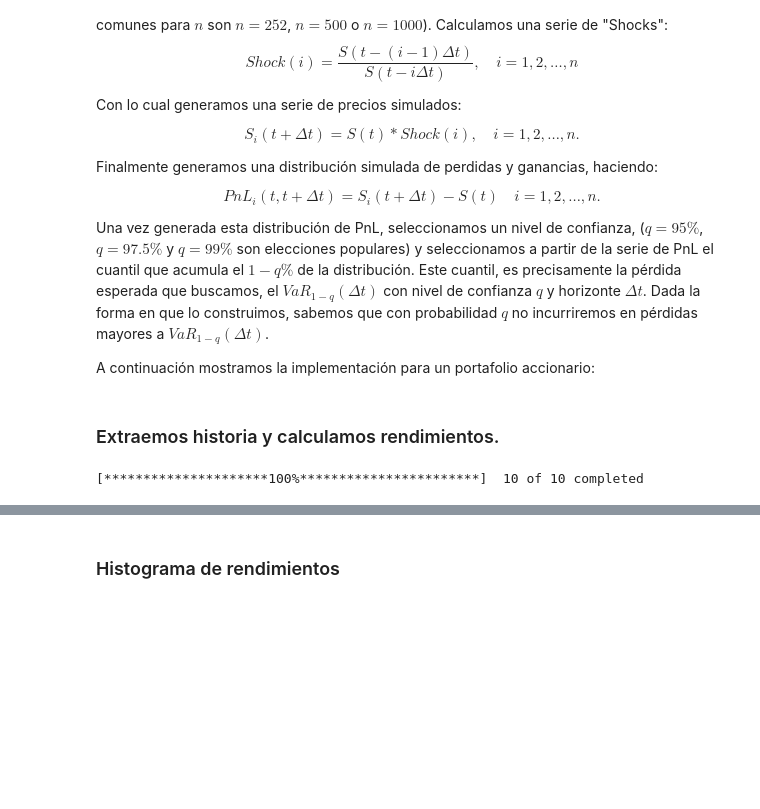
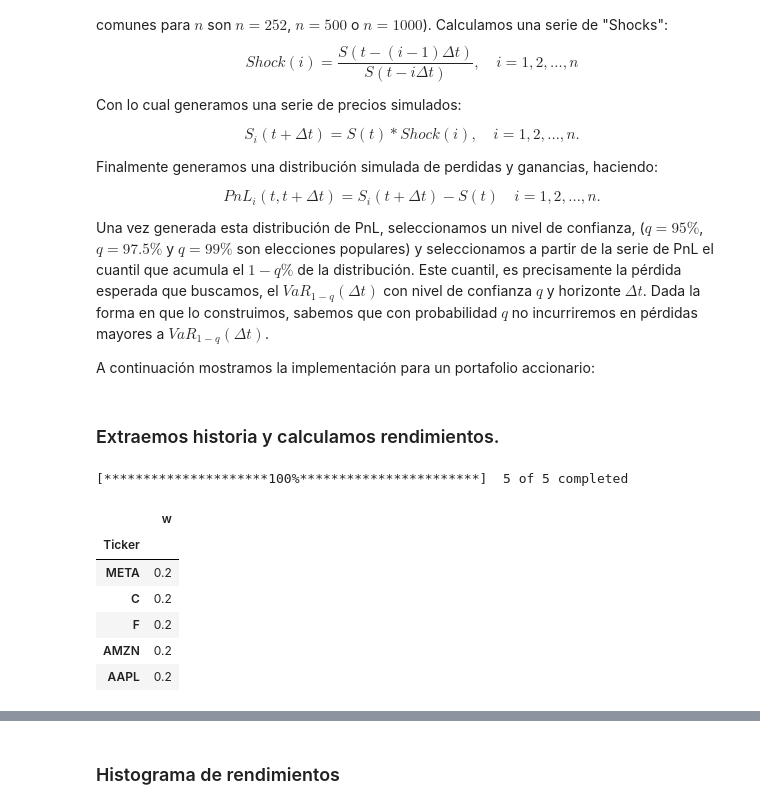
Before and after one commit to GerValle/procesos, a Jupyter notebook: notebooks/tarea.ipynb, the cells around one changed output, grey strips where cells are left out. Saved outputs shown, nothing was run; the diff lists cells and outputs as text; code cells hidden in the pictures; blank space fills up the shorter version.

```diff
--- a/notebooks/tarea.ipynb
+++ b/notebooks/tarea.ipynb
@@ -59,18 +79,39 @@ A continuación mostramos la implementación para un portafolio accionario:
 # %% [markdown]
 ### Extraemos historia y calculamos rendimientos.
 # %%
-posicion = pd.read_excel(path_data / 'portafolios.xlsx',
-                         sheet_name='SPY',
-                         usecols="B:C",
-                         index_col='Symbol') # Extraemos posicion "path_data": ruta donde tenemos el archivo 'portafolios.xlsx'
+path_posicion = path_data / 'posicion.xlsx'
+#posicion = pd.read_excel(f'{str(path_data)}/posicion.xlsx',
+#                         sheet_name='Hoja1',
+#                         usecols="A:B",
+#                         index_col='Ticker') # Extraemos posicion "path_data": ruta donde tenemos el archivo 'portafolios.xlsx'
 
+
+posicion = pd.DataFrame(data={'Ticker':['META', 'C', 'F', 'AMZN', 'AAPL'],'w':[0.2, 0.2, 0.2, 0.2, 0.2]})
+posicion.set_index('Ticker', inplace=True)
+
+posicion
 simbolos = list(posicion.index)
 dias = 500
 
 historia = yf.Tickers(simbolos).history(period=f'{dias +1}d').Close
 rendimientos = historia.pct_change()
 # %% [output]
-[*********************100%***********************]  10 of 10 completed
+[*********************100%***********************]  5 of 5 completed
+# %%
+#pd.read_excel(str(path_posicion), engine='openpyxl', sheet_name='Hoja1', usecols="A:B", index_col='Ticker')
+
+posicion = pd.DataFrame(data={'Ticker':['META', 'C', 'F', 'AMZN', 'AAPL'],'w':[0.2, 0.2, 0.2, 0.2, 0.2]})
+posicion.set_index('Ticker', inplace=True)
+
+posicion
+# %% [output]
+|  | w |
+| Ticker |  |
+| META | 0.2 |
+| C | 0.2 |
+| F | 0.2 |
+| AMZN | 0.2 |
+| AAPL | 0.2 |
 # %%
 rendimientos.head()
 # %% [output]
```
Also changed, not shown: parts of 7 cells of this notebook, 19 other files.
